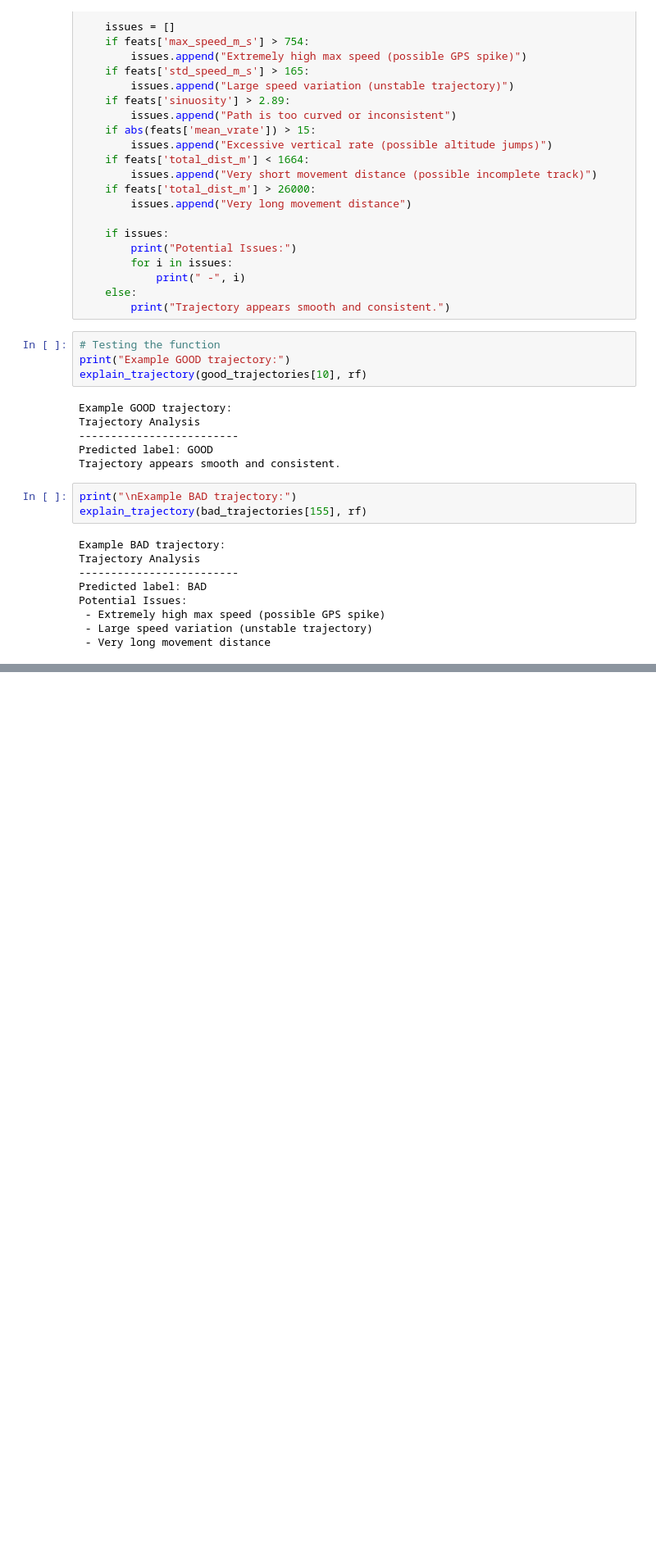
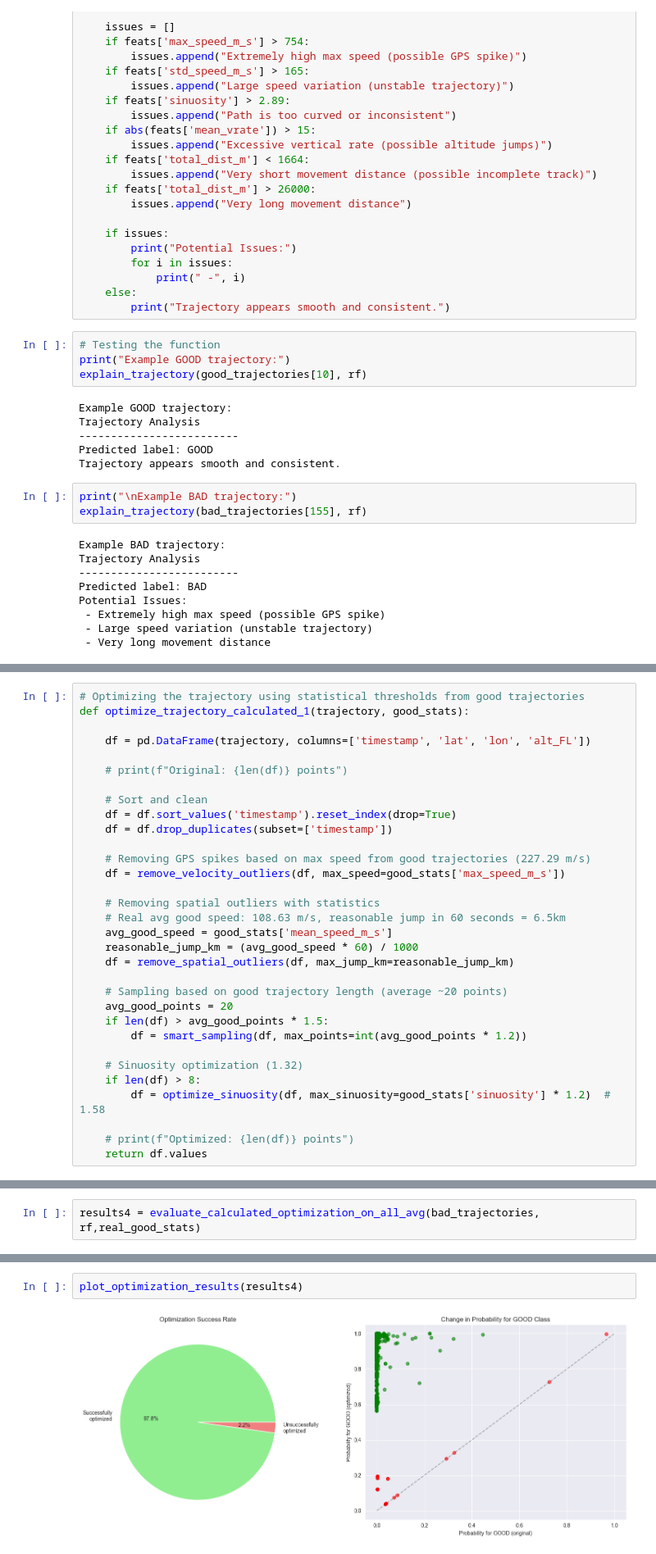
Before and after one commit to jovanamickovikj/aircraft_trajectory_analysis, a Jupyter notebook: flight_trajectory_analysis.ipynb, the cells around one changed output, grey strips where cells are left out. Shown at 82% size. Saved outputs shown, nothing was run; the diff lists cells and outputs as text; blank space fills up the shorter version.

```diff
--- a/flight_trajectory_analysis.ipynb
+++ b/flight_trajectory_analysis.ipynb
@@ -529,0 +1066,32 @@ Potential Issues:
+# %%
+# Optimizing the trajectory using statistical thresholds from good trajectories
+def optimize_trajectory_calculated_1(trajectory, good_stats):
+
+    df = pd.DataFrame(trajectory, columns=['timestamp', 'lat', 'lon', 'alt_FL'])
+
+    # print(f"Original: {len(df)} points")
+
+    # Sort and clean
+    df = df.sort_values('timestamp').reset_index(drop=True)
+    df = df.drop_duplicates(subset=['timestamp'])
+
+    # Removing GPS spikes based on max speed from good trajectories (227.29 m/s)
+    df = remove_velocity_outliers(df, max_speed=good_stats['max_speed_m_s'])
+
+    # Removing spatial outliers with statistics
+    # Real avg good speed: 108.63 m/s, reasonable jump in 60 seconds = 6.5km
+    avg_good_speed = good_stats['mean_speed_m_s']
+    reasonable_jump_km = (avg_good_speed * 60) / 1000
+    df = remove_spatial_outliers(df, max_jump_km=reasonable_jump_km)
+
+    # Sampling based on good trajectory length (average ~20 points)
+    avg_good_points = 20
+    if len(df) > avg_good_points * 1.5:
+        df = smart_sampling(df, max_points=int(avg_good_points * 1.2))
+
+    # Sinuosity optimization (1.32)
+    if len(df) > 8:
+        df = optimize_sinuosity(df, max_sinuosity=good_stats['sinuosity'] * 1.2)  # 1.58
+
+    # print(f"Optimized: {len(df)} points")
+    return df.values
@@ -529,0 +1235,2 @@ Potential Issues:
+# %%
+results4 = evaluate_calculated_optimization_on_all_avg(bad_trajectories, rf,real_good_stats)
@@ -529,0 +1255,4 @@ Potential Issues:
+# %%
+plot_optimization_results(results4)
+# %% [output]
+[figure, added]
```
Also changed, not shown: parts of 33 cells of this notebook, 1 other file.
